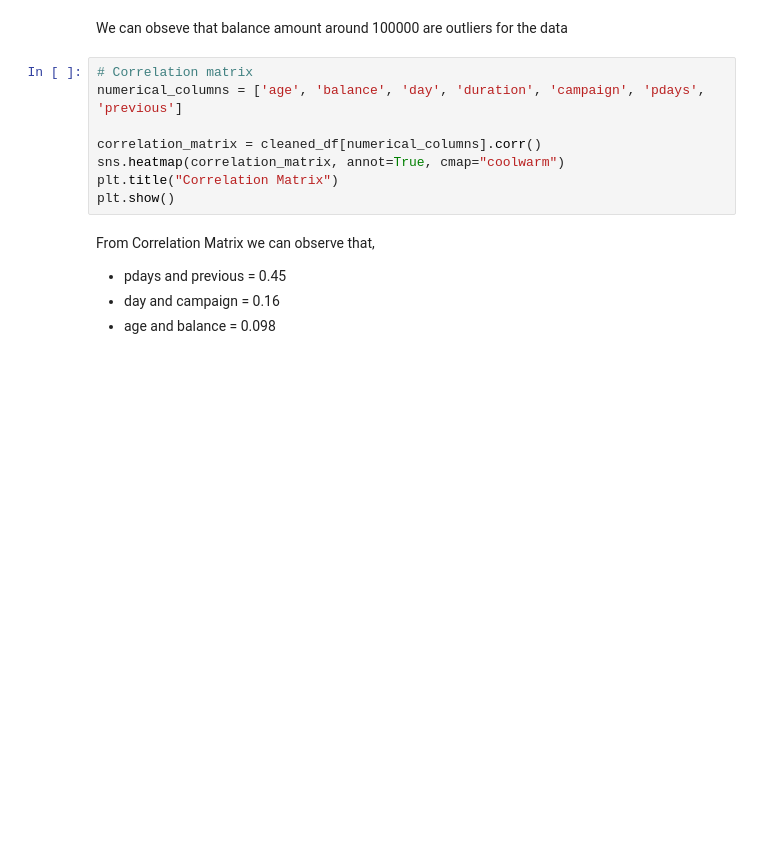
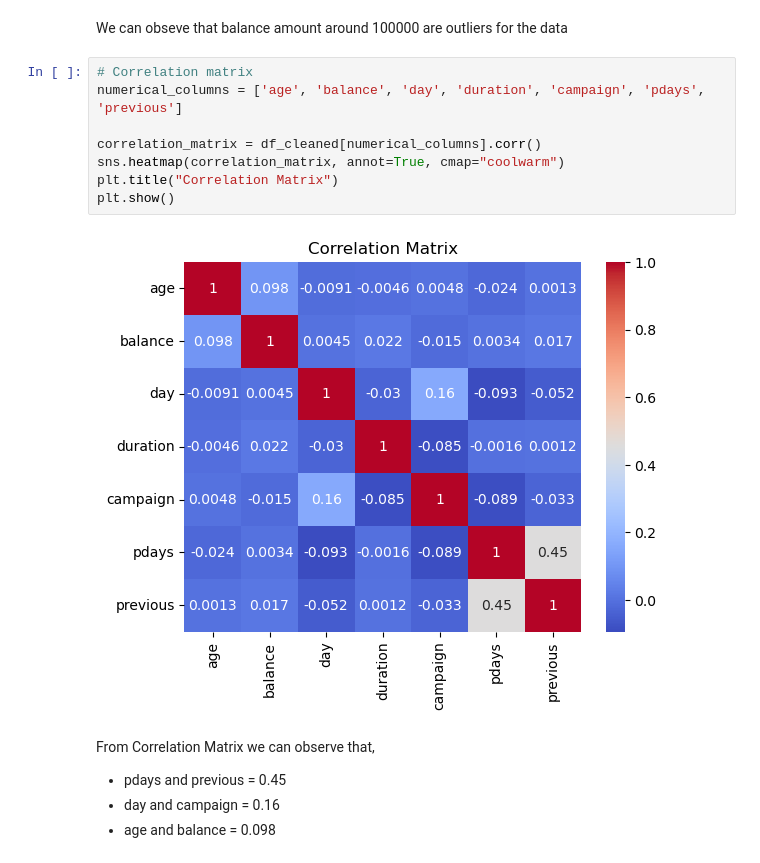
Before and after one commit to amirfarimani/DSI_Team_Project_Bank_Marketing, a Jupyter notebook: experiments/data_processing.ipynb, the cells around one changed output. Saved outputs shown, nothing was run; the diff lists cells and outputs as text; blank space fills up the shorter version.

```diff
--- a/experiments/data_processing.ipynb
+++ b/experiments/data_processing.ipynb
@@ -426,11 +457,13 @@ We can obseve that balance amount around 100000 are outliers for the data
 # %%
 # Correlation matrix
 numerical_columns = ['age', 'balance', 'day', 'duration', 'campaign', 'pdays', 'previous']
 
-correlation_matrix = cleaned_df[numerical_columns].corr()
+correlation_matrix = df_cleaned[numerical_columns].corr()
 sns.heatmap(correlation_matrix, annot=True, cmap="coolwarm")
 plt.title("Correlation Matrix")
 plt.show()
+# %% [output]
+[figure, added]
 # %% [markdown]
  From Correlation Matrix we can observe that,
  - pdays and previous = 0.45
```
Also changed, not shown: parts of 28 cells of this notebook.
